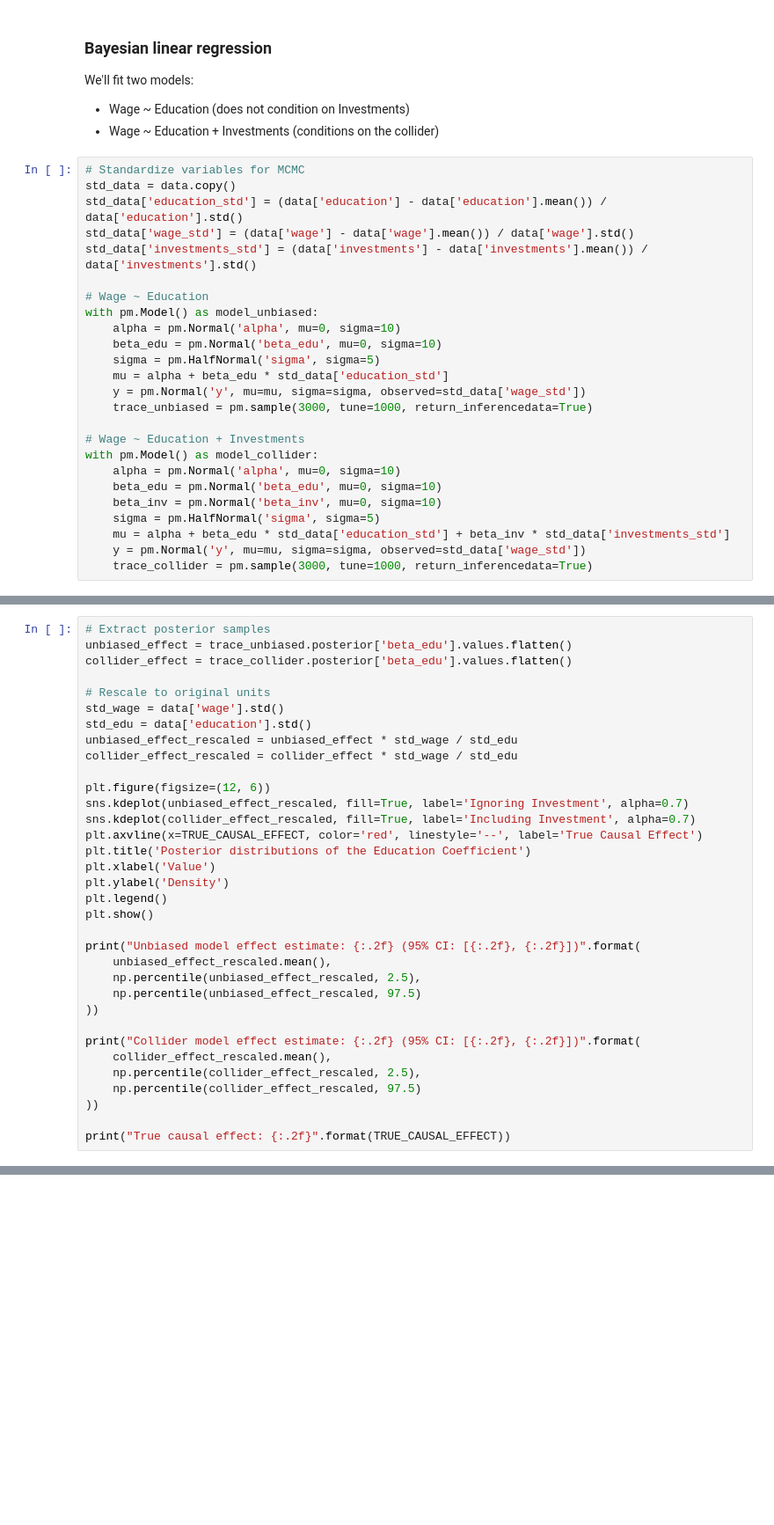
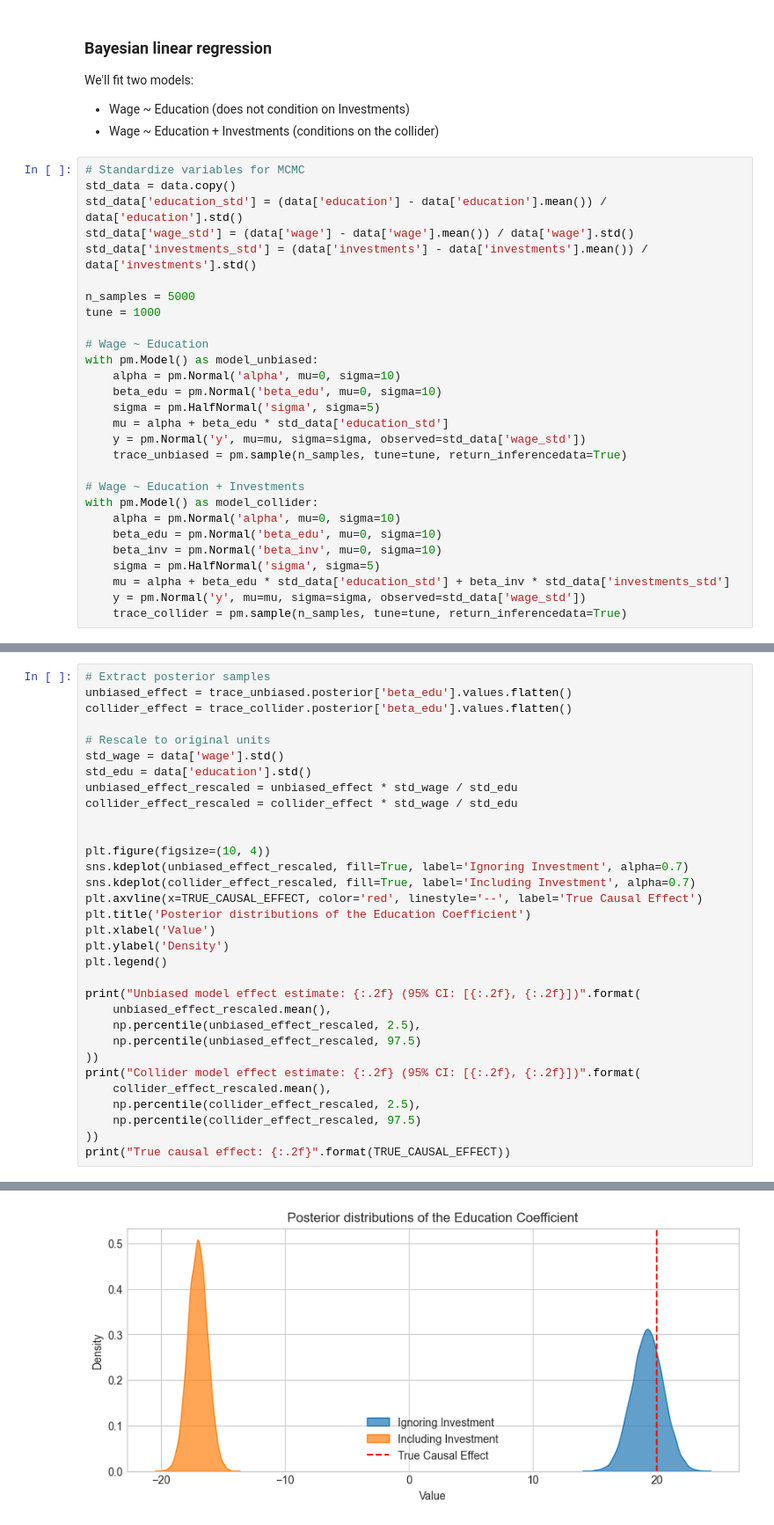
Before and after one commit to emilioMaddalena/causal-inference-studies, a Jupyter notebook: material/notebooks/education_wage_investments.ipynb, the cells around one changed output, grey strips where cells are left out. Shown at 88% size. Saved outputs shown, nothing was run; the diff lists cells and outputs as text; blank space fills up the shorter version.

```diff
--- a/material/notebooks/education_wage_investments.ipynb
+++ b/material/notebooks/education_wage_investments.ipynb
@@ -94,6 +89,9 @@ std_data = data.copy()
 std_data['education_std'] = (data['education'] - data['education'].mean()) / data['education'].std()
 std_data['wage_std'] = (data['wage'] - data['wage'].mean()) / data['wage'].std()
 std_data['investments_std'] = (data['investments'] - data['investments'].mean()) / data['investments'].std()
+
+n_samples = 5000
+tune = 1000
 
 # Wage ~ Education
 with pm.Model() as model_unbiased:
@@ -102,7 +100,7 @@ with pm.Model() as model_unbiased:
     sigma = pm.HalfNormal('sigma', sigma=5)
     mu = alpha + beta_edu * std_data['education_std']
     y = pm.Normal('y', mu=mu, sigma=sigma, observed=std_data['wage_std'])
-    trace_unbiased = pm.sample(3000, tune=1000, return_inferencedata=True)
+    trace_unbiased = pm.sample(n_samples, tune=tune, return_inferencedata=True)
 
 # Wage ~ Education + Investments
 with pm.Model() as model_collider:
@@ -112,7 +110,7 @@ with pm.Model() as model_collider:
     sigma = pm.HalfNormal('sigma', sigma=5)
     mu = alpha + beta_edu * std_data['education_std'] + beta_inv * std_data['investments_std']
     y = pm.Normal('y', mu=mu, sigma=sigma, observed=std_data['wage_std'])
-    trace_collider = pm.sample(3000, tune=1000, return_inferencedata=True)
+    trace_collider = pm.sample(n_samples, tune=tune, return_inferencedata=True)
 # %% [markdown]
 ### Comparing results
 
@@ -128,7 +126,8 @@ std_edu = data['education'].std()
 unbiased_effect_rescaled = unbiased_effect * std_wage / std_edu
 collider_effect_rescaled = collider_effect * std_wage / std_edu
 
-plt.figure(figsize=(12, 6))
+
+plt.figure(figsize=(10, 4))
 sns.kdeplot(unbiased_effect_rescaled, fill=True, label='Ignoring Investment', alpha=0.7)
 sns.kdeplot(collider_effect_rescaled, fill=True, label='Including Investment', alpha=0.7)
 plt.axvline(x=TRUE_CAUSAL_EFFECT, color='red', linestyle='--', label='True Causal Effect')
@@ -136,18 +135,16 @@ plt.title('Posterior distributions of the Education Coefficient')
 plt.xlabel('Value')
 plt.ylabel('Density')
 plt.legend()
-plt.show()
 
 print("Unbiased model effect estimate: {:.2f} (95% CI: [{:.2f}, {:.2f}])".format(
     unbiased_effect_rescaled.mean(),
     np.percentile(unbiased_effect_rescaled, 2.5),
     np.percentile(unbiased_effect_rescaled, 97.5)
 ))
-
 print("Collider model effect estimate: {:.2f} (95% CI: [{:.2f}, {:.2f}])".format(
     collider_effect_rescaled.mean(),
     np.percentile(collider_effect_rescaled, 2.5),
     np.percentile(collider_effect_rescaled, 97.5)
 ))
-
 print("True causal effect: {:.2f}".format(TRUE_CAUSAL_EFFECT))
+# %% [output]
@@ -154,3 +154,4 @@ print("True causal effect: {:.2f}".format(TRUE_CAUSAL_EFFECT))
+[figure, added]
 # %% [markdown]
 ### Conclusions
 
```
Also changed, not shown: parts of 9 cells of this notebook.
